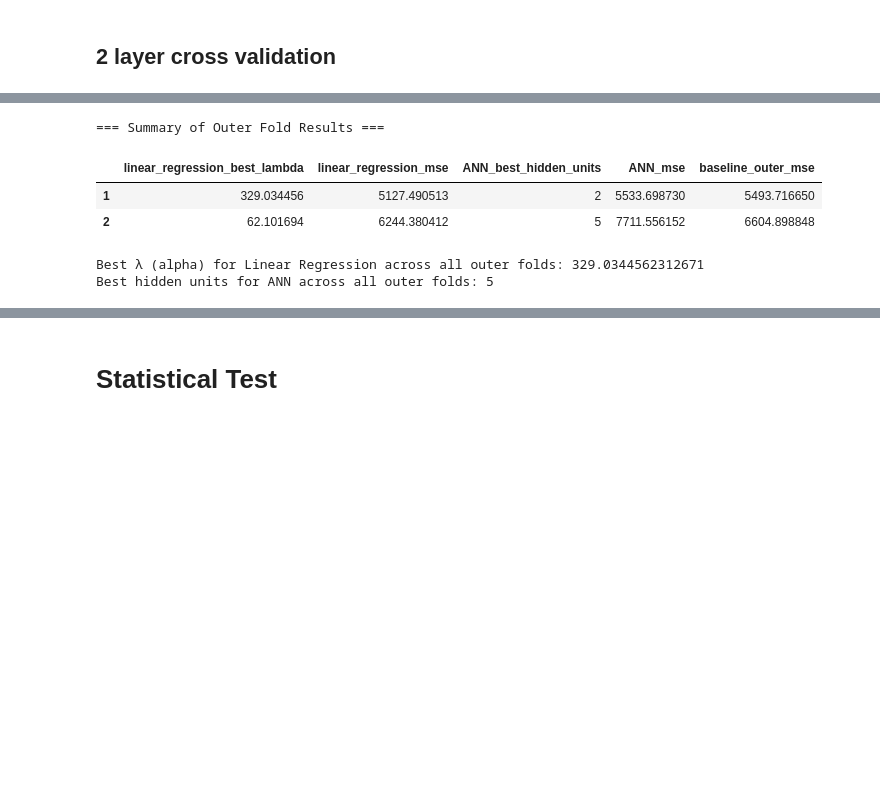
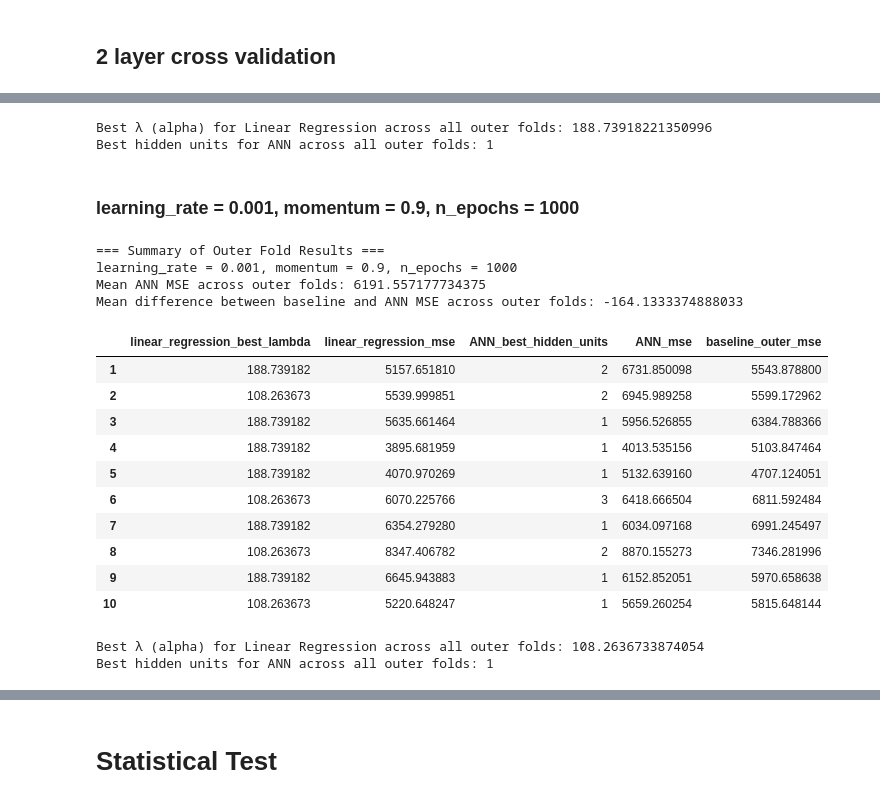
Before and after one commit to andregodinhodtu/02452---Machine-Learning---Project, a Jupyter notebook: report_2/code/notebooks/regression/3_reg_cross_validation.ipynb, the cells around one changed output, grey strips where cells are left out. Drawn from its saved outputs; the diff is of its cells as text; code cells hidden in the pictures; blank space fills up the shorter version.

```diff
--- a/report_2/code/notebooks/regression/3_reg_cross_validation.ipynb
+++ b/report_2/code/notebooks/regression/3_reg_cross_validation.ipynb
@@ -109,9 +109,9 @@ random_state = 42
 input_dim  = M # M number of features
 output_dim = 1 # regression problem
 lr = 1e-3
-n_epochs = 10000
+n_epochs = 1000
 momentum = 0.9
-hyperparameters_ANN = [1, 2, 3, 4, 5, 7, 10, 15, 20, 40]  # hidden layer sizes to try
+hyperparameters_ANN = [1, 2, 3, 4, 5, 6, 7, 8, 9, 10]  # hidden layer sizes to try
 
 
 # Regularization parameters for linear regression
@@ -298,9 +385,33 @@ For outer fold 2 Mean Inner fold MSE for Baseline: 6604.898848322148
+# %%
+print("Best λ (alpha) for Linear Regression across all outer folds:", best_lambda)
+print("Best hidden units for ANN across all outer folds:", best_hyperparameter)
+# %% [output]
+Best λ (alpha) for Linear Regression across all outer folds: 188.73918221350996
+Best hidden units for ANN across all outer folds: 1
+# %% [markdown]
+### learning_rate = 0.001, momentum = 0.9, n_epochs = 1000
 # %%
 outer_results_df = pd.DataFrame.from_dict(fold_results, orient='index')
 print("\n=== Summary of Outer Fold Results ===")
+print(f"learning_rate = {lr}, momentum = {momentum}, n_epochs = {n_epochs}")
+mean_ANN_mse = outer_results_df['ANN_mse'].mean()
+difference_ANN_mse_baseline_mse = (outer_results_df['baseline_outer_mse'] - outer_results_df['ANN_mse']).mean()
+print(f"Mean ANN MSE across outer folds: {mean_ANN_mse}")
+print(f"Mean difference between baseline and ANN MSE across outer folds: {difference_ANN_mse_baseline_mse}")
 outer_results_df
 # %% [output]
 === Summary of Outer Fold Results ===
+learning_rate = 0.001, momentum = 0.9, n_epochs = 1000
+Mean ANN MSE across outer folds: 6191.557177734375
+Mean difference between baseline and ANN MSE across outer folds: -164.1333374888033
 |  | linear_regression_best_lambda | linear_regression_mse | ANN_best_hidden_units | ANN_mse | baseline_outer_mse |
-| 1 | 329.034456 | 5127.490513 | 2 | 5533.698730 | 5493.716650 |
-| 2 | 62.101694 | 6244.380412 | 5 | 7711.556152 | 6604.898848 |
+| 1 | 188.739182 | 5157.651810 | 2 | 6731.850098 | 5543.878800 |
+| 2 | 108.263673 | 5539.999851 | 2 | 6945.989258 | 5599.172962 |
+| 3 | 188.739182 | 5635.661464 | 1 | 5956.526855 | 6384.788366 |
+| 4 | 188.739182 | 3895.681959 | 1 | 4013.535156 | 5103.847464 |
+| 5 | 188.739182 | 4070.970269 | 1 | 5132.639160 | 4707.124051 |
+| 6 | 108.263673 | 6070.225766 | 3 | 6418.666504 | 6811.592484 |
+| 7 | 188.739182 | 6354.279280 | 1 | 6034.097168 | 6991.245497 |
+| 8 | 108.263673 | 8347.406782 | 2 | 8870.155273 | 7346.281996 |
+| 9 | 188.739182 | 6645.943883 | 1 | 6152.852051 | 5970.658638 |
+| 10 | 108.263673 | 5220.648247 | 1 | 5659.260254 | 5815.648144 |
@@ -322,9 +418,6 @@ def best_parameter(count_parameter_dict):
-# %%
-best_lambda = best_parameter(count_best_parameters(best_lambda_per_fold))
-best_hyperparameter = best_parameter(count_best_parameters(best_hyperparameters_per_fold))
-
-print("Best λ (alpha) for Linear Regression across all outer folds:", best_lambda)
-print("Best hidden units for ANN across all outer folds:", best_hyperparam)
-# %% [output]
-Best λ (alpha) for Linear Regression across all outer folds: 329.0344562312671
-Best hidden units for ANN across all outer folds: 5
+# %%
+print("Best λ (alpha) for Linear Regression across all outer folds:", best_lambda)
+print("Best hidden units for ANN across all outer folds:", best_hyperparameter)
+# %% [output]
+Best λ (alpha) for Linear Regression across all outer folds: 108.2636733874054
+Best hidden units for ANN across all outer folds: 1
```
Also changed, not shown: parts of 14 cells of this notebook, 3 other files.
